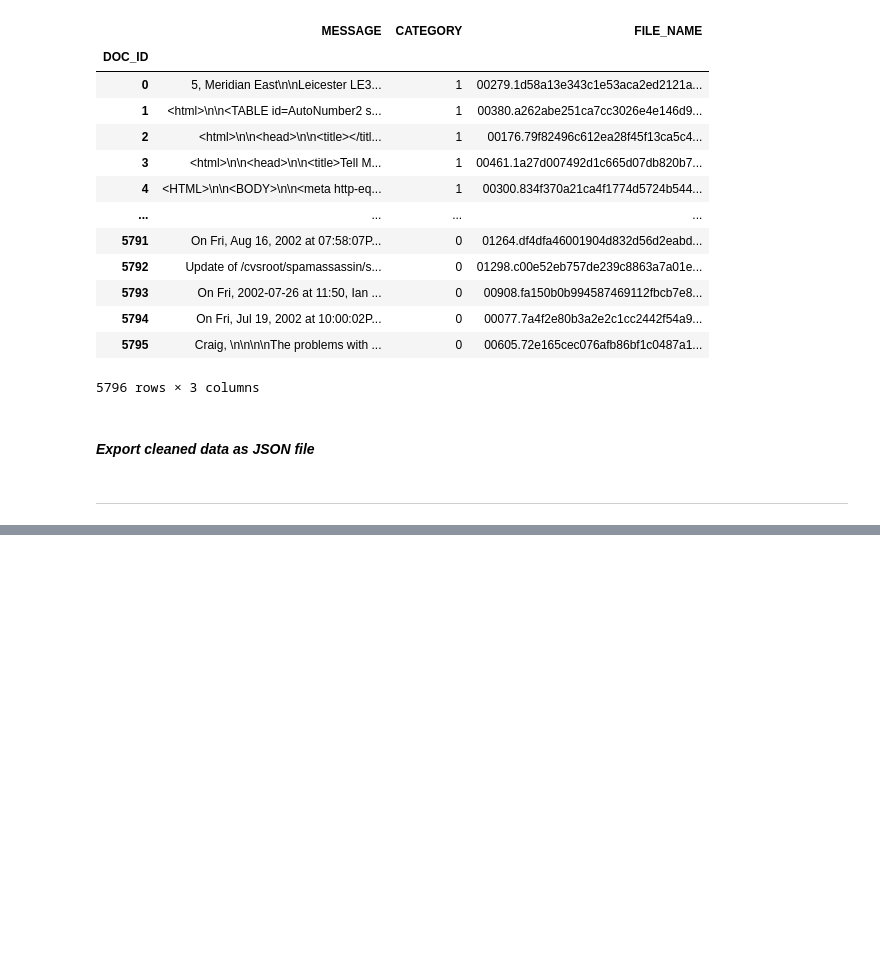
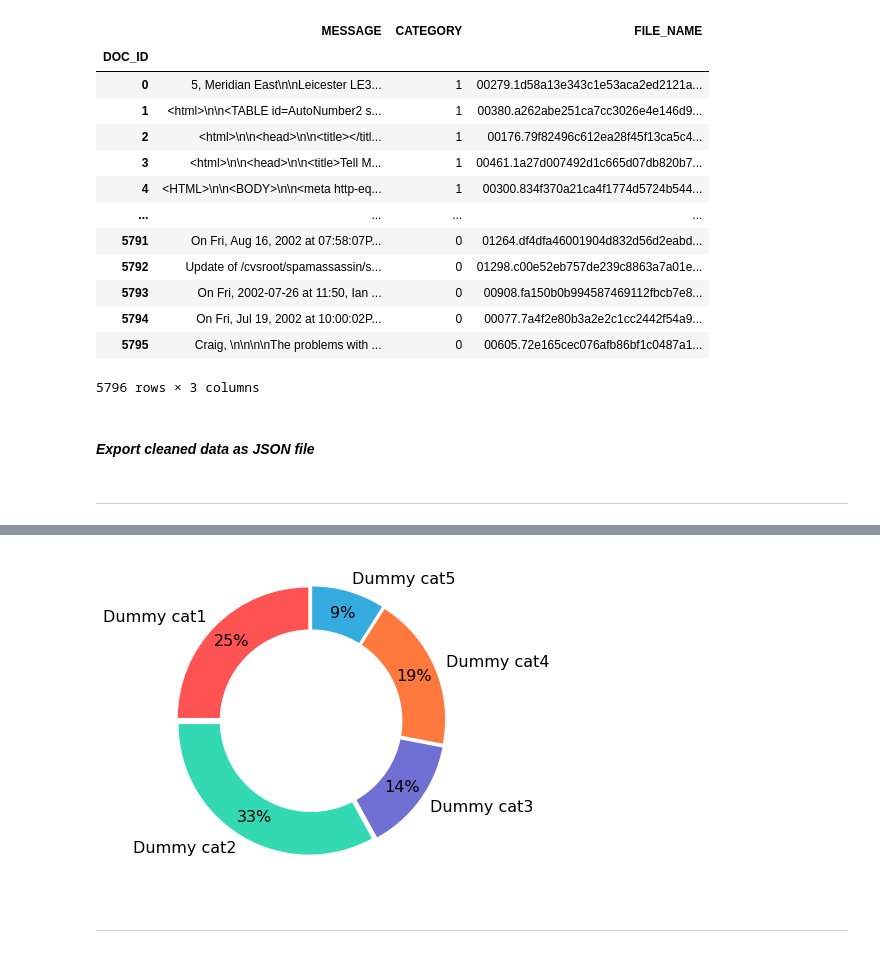
Before and after one commit to playeredlc/DataScience-Learnings, a Jupyter notebook: Spam-Filter/pre_proccess_data.ipynb, the cells around one changed output, grey strips where cells are left out. Drawn from its saved outputs; the diff is of its cells as text; code cells hidden in the pictures; blank space fills up the shorter version.

```diff
--- a/Spam-Filter/pre_proccess_data.ipynb
+++ b/Spam-Filter/pre_proccess_data.ipynb
@@ -128,0 +154,21 @@ data.to_json(DATA_JSON_FILE) # exported to desktop for now
+# %%
+# Generate donut chart
+# more useful when dealing with a higher number of categories
+# Leaving it here for reference only
+category_names = ['Dummy cat1', 'Dummy cat2', 'Dummy cat3', 'Dummy cat4', 'Dummy cat5']
+sizes = [25, 33, 14, 19, 9] # dummy values
+pie_colors = ['#ff5252', '#33d9b2', '#706fd3', '#ff793f', '#34ace0']
+offset = [0.03, 0.03, 0.03, 0.03, 0.03]
+plt.figure(figsize=(6, 6))
+plt.pie(sizes, labels=category_names,
+        textprops={'fontsize': 16}, startangle=90,
+        autopct='%1.0f%%', colors=pie_colors,
+        explode=offset, pctdistance=0.83)
+# draw a circle inside
+center_circle = plt.Circle((0,0), radius=0.7, fc='white') # fc must match the background color
+plt.gca().add_artist(center_circle)
+plt.show()
+# %% [output]
+[figure, added]
+# %% [markdown]
+---
```
Also changed, not shown: parts of 4 cells of this notebook.
